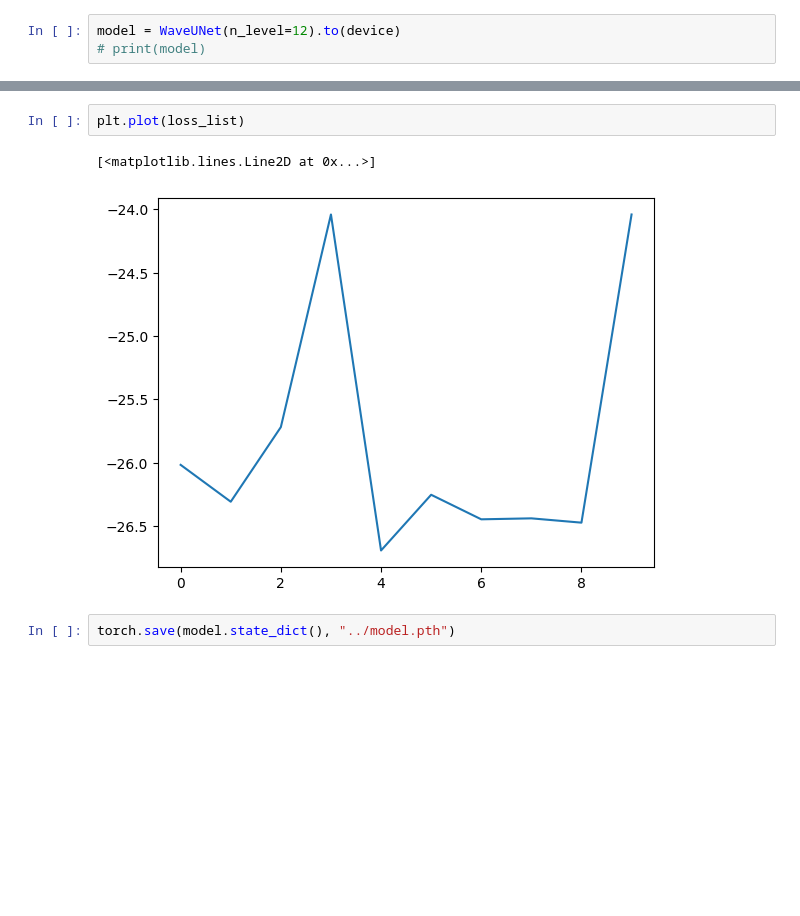
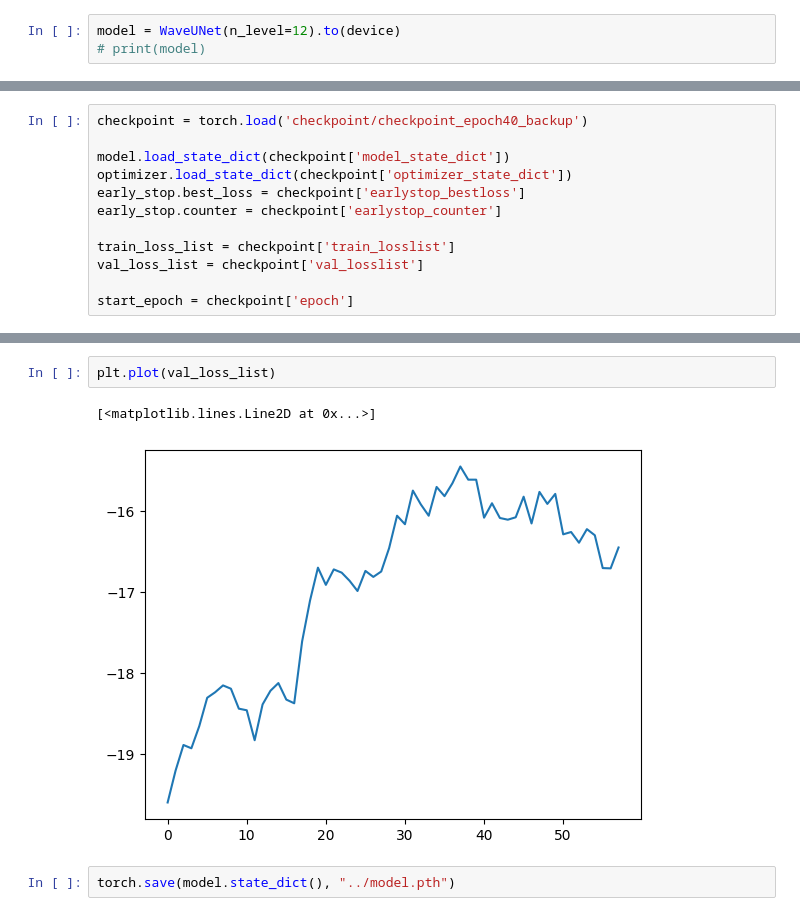
Before and after one commit to lijm1358/MSS_WaveUNet, a Jupyter notebook: soundprocess_pytorch.ipynb, the cells around one changed output, grey strips where cells are left out. Cells and saved outputs as stored; diff of their text form; blank space fills up the shorter version.

Commit message:
add checkpoint, retraining

```diff
--- a/soundprocess_pytorch.ipynb
+++ b/soundprocess_pytorch.ipynb
@@ -331,0 +333,12 @@ def sdr_loss_mean(y_target, y_pred, loss_fn):
+# %%
+checkpoint = torch.load('checkpoint/checkpoint_epoch40_backup')
+
+model.load_state_dict(checkpoint['model_state_dict'])
+optimizer.load_state_dict(checkpoint['optimizer_state_dict'])
+early_stop.best_loss = checkpoint['earlystop_bestloss']
+early_stop.counter = checkpoint['earlystop_counter']
+
+train_loss_list = checkpoint['train_losslist']
+val_loss_list = checkpoint['val_losslist']
+
+start_epoch = checkpoint['epoch']
@@ -364,8 +437,8 @@ Stopping
 # %%
-plt.plot(loss_list)
+plt.plot(val_loss_list)
 # %% [output]
 [<matplotlib.lines.Line2D at 0x...>]
-[figure, old version]
+[figure, new version]
 # %%
 torch.save(model.state_dict(), "../model.pth")
 # %%
```
Also changed, not shown: parts of 16 cells of this notebook, 9 other files.
